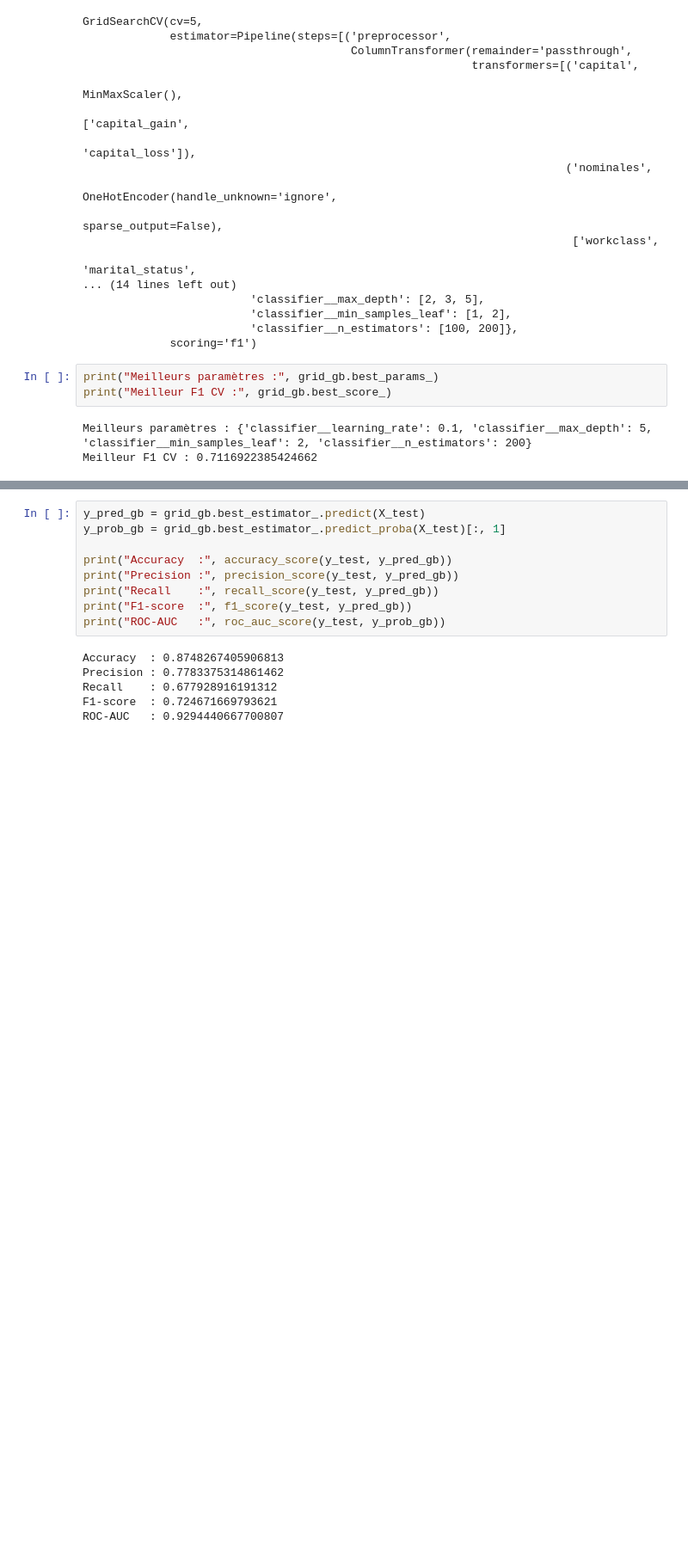
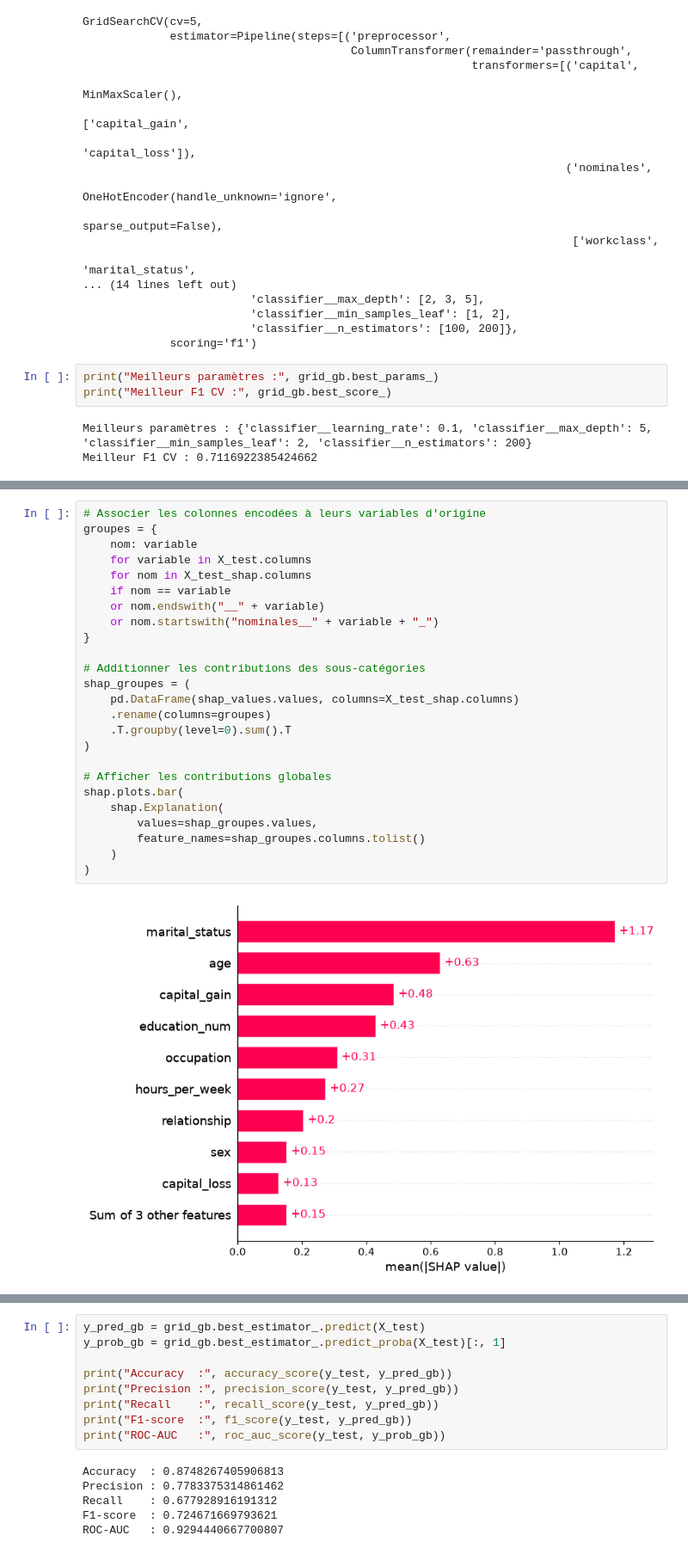
Before and after one commit to raphael-wqwq/census-income-prediction, a Jupyter notebook: ML.ipynb, the cells around one changed output, grey strips where cells are left out. Shown at 86% size. Saved outputs shown, nothing was run; the diff lists cells and outputs as text; blank space fills up the shorter version.

```diff
--- a/ML.ipynb
+++ b/ML.ipynb
@@ -518,0 +571,27 @@ Meilleur F1 CV : 0.7116922385424662
+# %%
+# Associer les colonnes encodées à leurs variables d'origine
+groupes = {
+    nom: variable
+    for variable in X_test.columns
+    for nom in X_test_shap.columns
+    if nom == variable
+    or nom.endswith("__" + variable)
+    or nom.startswith("nominales__" + variable + "_")
+}
+
+# Additionner les contributions des sous-catégories
+shap_groupes = (
+    pd.DataFrame(shap_values.values, columns=X_test_shap.columns)
+    .rename(columns=groupes)
+    .T.groupby(level=0).sum().T
+)
+
+# Afficher les contributions globales
+shap.plots.bar(
+    shap.Explanation(
+        values=shap_groupes.values,
+        feature_names=shap_groupes.columns.tolist()
+    )
+)
+# %% [output]
+[figure, added]
```
Also changed, not shown: parts of 3 cells of this notebook, 4 other files.
